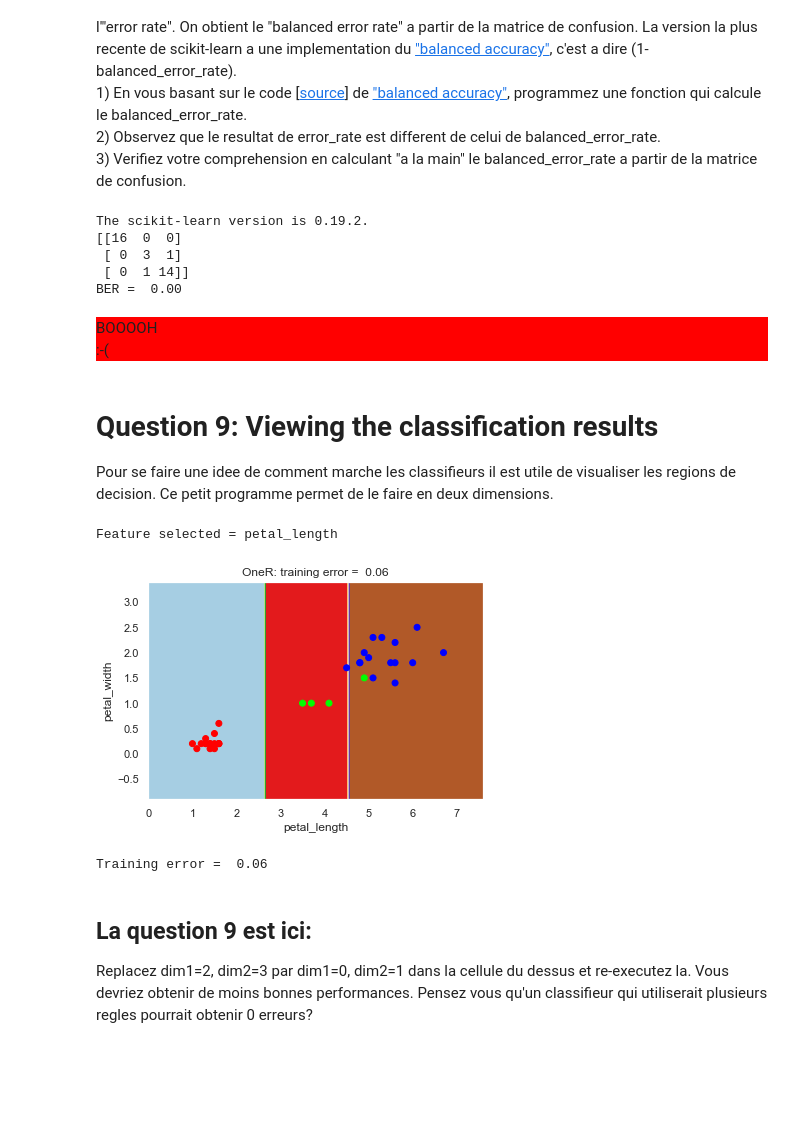
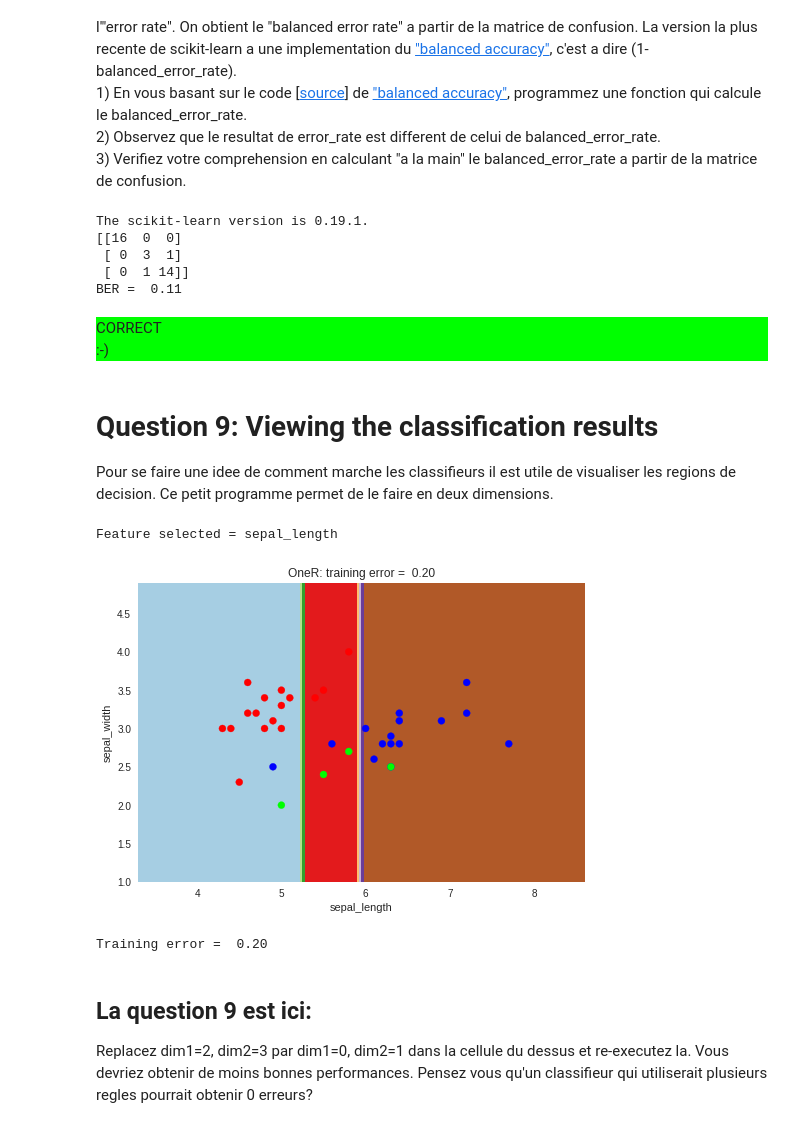
Before and after one commit to PiotrBParisSud/info232, a Jupyter notebook: TP1/README.ipynb, the cells around one changed output. Saved outputs shown, nothing was run; the diff lists cells and outputs as text; code cells hidden in the pictures; blank space fills up the shorter version.

```diff
--- a/TP1/README.ipynb
+++ b/TP1/README.ipynb
@@ -353,25 +356,38 @@ Pour les problemes multiclasses dont les classes ne sont pas bien equilibree (un
 import sklearn
 print('The scikit-learn version is {}.'.format(sklearn.__version__))
 
+
 from sklearn.metrics import confusion_matrix
 print(confusion_matrix(Y, Yhat))
 
-def balanced_error_rate(solution, prediction):
+def balanced_error_rate(solution, prediction,adjusted=False):
     # Put here the code of balanced_accuracy and return 1-balanced_accuracy
-    return 0
+    C = confusion_matrix(solution, prediction)
+    with np.errstate(divide='ignore', invalid='ignore'):
+        per_class = np.diag(C) / C.sum(axis=1)
+    if np.any(np.isnan(per_class)):
+        warnings.warn('prediction contains classes not in solution')
+        per_class = per_class[~np.isnan(per_class)]
+    score = np.mean(per_class)
+    if adjusted:
+        n_classes = len(per_class)
+        chance = 1 / n_classes
+        score -= chance
+        score /= 1 - chance
+    return 1-score
 
 BER = balanced_error_rate(Y, Yhat)
 print('BER = %5.2f' % BER)
 question = 8
 score += check(BER, question)
 # %% [output]
-The scikit-learn version is 0.19.2.
+The scikit-learn version is 0.19.1.
 [[16  0  0]
  [ 0  3  1]
  [ 0  1 14]]
-BER =  0.00
+BER =  0.11
-BOOOOH
-:-(
+CORRECT
+:-)
 # %% [markdown]
 # Question 9: Viewing the classification results
 Pour se faire une idee de comment marche les classifieurs il est utile de visualiser les regions de decision. Ce petit programme permet de le faire en deux dimensions.
@@ -382,7 +398,7 @@ from matplotlib.colors import LinearSegmentedColormap
 colors = [(1, 0, 0), (0, 1, 0), (0, 0, 1)] # Red, lime, blue
 cm = LinearSegmentedColormap.from_list('rgb', colors, N=3)
 
-def ClfScatter(clf, X, Y, F, dim1=0, dim2=1, title=''):
+def ClfScatter(clf, X, Y, F, dim1=2, dim2=3, title=''):
     '''clf_scatter(clf, X, Y, F, dim1=0, dim2=1)
     Display decision function and training examples.
     clf: a classifier with at least a fit and a predict method
@@ -423,13 +439,13 @@ def ClfScatter(clf, X, Y, F, dim1=0, dim2=1, title=''):
     plt.show()
     return clf.predict(X2)
 # %%
-Yhat = ClfScatter(my_model, X, Y, feature_names, dim1=2, dim2=3, title='OneR')
+Yhat = ClfScatter(my_model, X, Y, feature_names, dim1=0, dim2=1, title='OneR')
 errate = error_rate(Y, Yhat)
 print('Training error = %5.2f' % errate)
 # %% [output]
-Feature selected = petal_length
+Feature selected = sepal_length
-[figure, old version]
+[figure, new version]
-Training error =  0.06
+Training error =  0.20
 # %% [markdown]
 ## La question 9 est ici:
 Replacez dim1=2, dim2=3 par dim1=0, dim2=1 dans la cellule du dessus et re-executez la. Vous devriez obtenir de moins bonnes performances. Pensez vous qu'un classifieur qui utiliserait plusieurs regles pourrait obtenir 0 erreurs?
```
Also changed, not shown: parts of 10 cells of this notebook.
